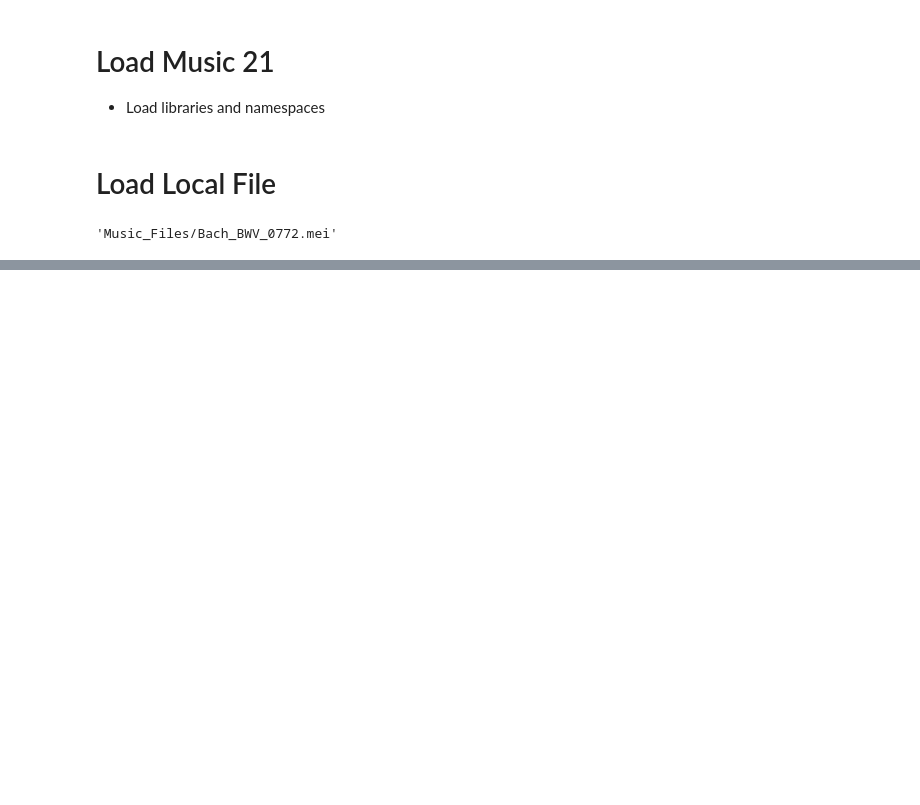
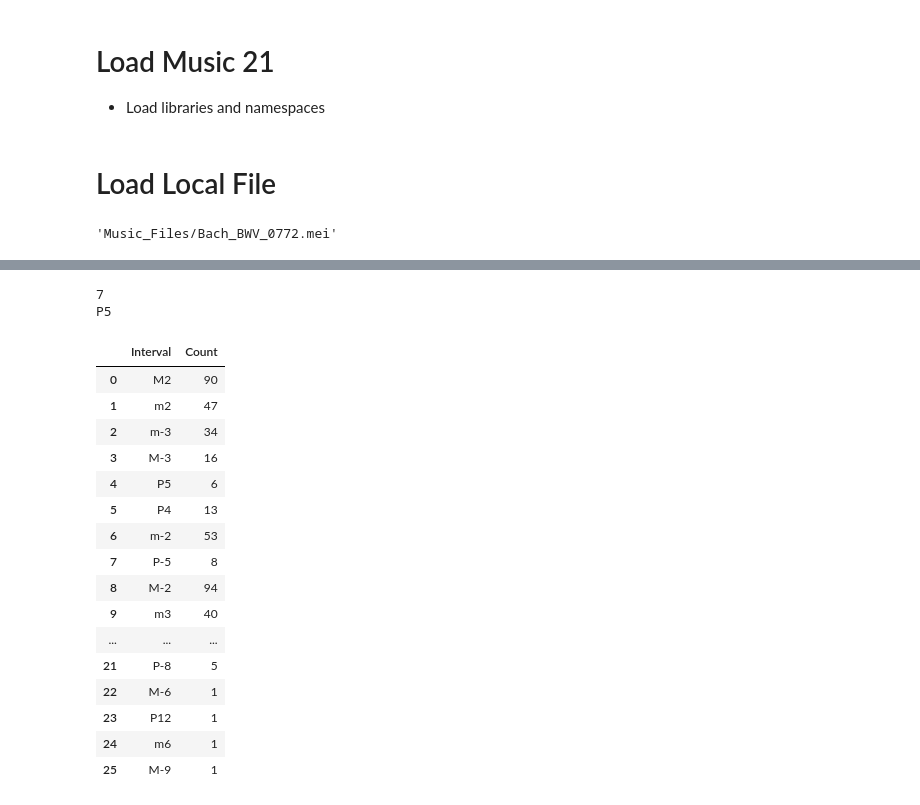
Before and after one commit to benory/AMS-Institute, a Jupyter notebook: Music21/Music21_Basics.ipynb, the cells around one changed output, grey strips where cells are left out. Cells and saved outputs as stored; diff of their text form; code cells hidden in the pictures; blank space fills up the shorter version.

```diff
--- a/Music21/Music21_Basics.ipynb
+++ b/Music21/Music21_Basics.ipynb
@@ -84,4 +26,0 @@ id: 6430455264  |  name: None
-# %%
-for i, part in enumerate(score.parts):
-    name = part.partName or part.id or f"Part {i+1}"
-    print(name)
@@ -380,0 +80,4 @@ Music_Files folder already exists.
+# %%
+for part in score.parts:
+    count = len(part.getElementsByClass(m21.stream.Measure))
+    print(f"{part.partName or part.id}: {count} measures")
@@ -380,0 +194,13 @@ Music_Files folder already exists.
+# %%
+# specify measure range; this is the first measure only; change to (1, 2) for the first two measures, etc.
+measure_range = (1, 1)
+# now get all the notes in one line fof code; we specify the part, then the measure range, then we get all the notes in that measure range
+notes_in_given_measure_range = score.parts[0].measures(measure_range[0], measure_range[1]).flat.getElementsByClass(['Note'])
+
+# empty list to store the notes in the measure range
+notes_in_measure = []
+for each_note in notes_in_given_measure_range:
+    # here we get the `nameWithOctave` attribute of the note, which is the pitch class plus the octave number
+    notes_in_measure.append(each_note.nameWithOctave)
+
+print(notes_in_measure)
@@ -380,0 +416,52 @@ Music_Files folder already exists.
+# %%
+# the notes
+
+a = m21.pitch.Pitch('C4')
+b = m21.pitch.Pitch('G4')
+
+# the interval between those two notes in as interval + quality
+ivl = interval.Interval(a, b)
+print(ivl.semitones)      # 7
+print(ivl.directedName)   # P5
+# %% [output]
+7
+P5
+# %%
+# count all the intervals between adjacent notes in all parts
+
+parts = score.getElementsByClass(m21.stream.Part)
+
+# empty list to store the intervals
+list_intervals = []
+
+# iterate over the parts, get the notes in each part, and then get the intervals between adjacent notes
+for part in parts:
+    notes = list(part.flatten().getElementsByClass(m21.note.Note))
+
+    intervals = [interval.Interval(notes[i], notes[i+1]).directedName
+                for i in range(len(notes) - 1)]
+    # add the intervals from this part to the overall list of intervals
+    list_intervals.extend(intervals)
+# count them
+melodic_intervals_df = pd.DataFrame.from_dict(Counter(list_intervals), orient='index', columns=['Count'])
+melodic_intervals_df.index.name = 'Interval'
+melodic_intervals_df.reset_index(inplace=True)
+melodic_intervals_df
+# %% [output]
+|  | Interval | Count |
+| 0 | M2 | 90 |
+| 1 | m2 | 47 |
+| 2 | m-3 | 34 |
+| 3 | M-3 | 16 |
+| 4 | P5 | 6 |
+| 5 | P4 | 13 |
+| 6 | m-2 | 53 |
+| 7 | P-5 | 8 |
+| 8 | M-2 | 94 |
+| 9 | m3 | 40 |
+| ... | ... | ... |
+| 21 | P-8 | 5 |
+| 22 | M-6 | 1 |
+| 23 | P12 | 1 |
+| 24 | m6 | 1 |
+| 25 | M-9 | 1 |
```
Also changed, not shown: parts of 69 cells of this notebook, 11 other files.
